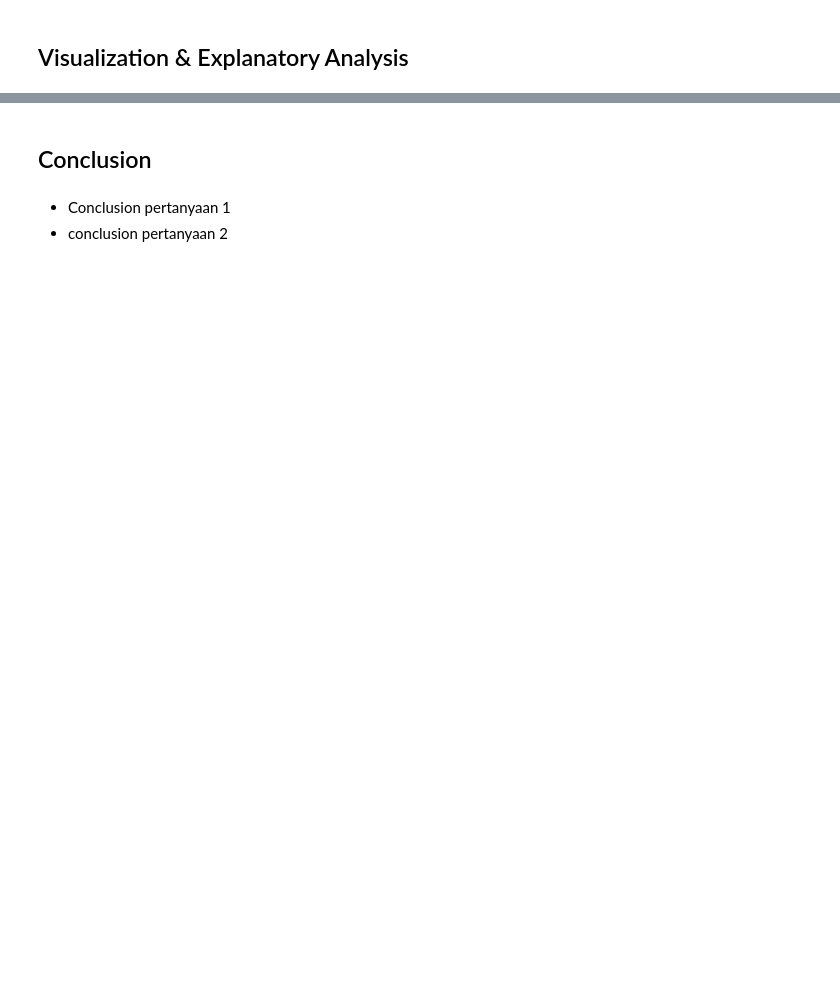
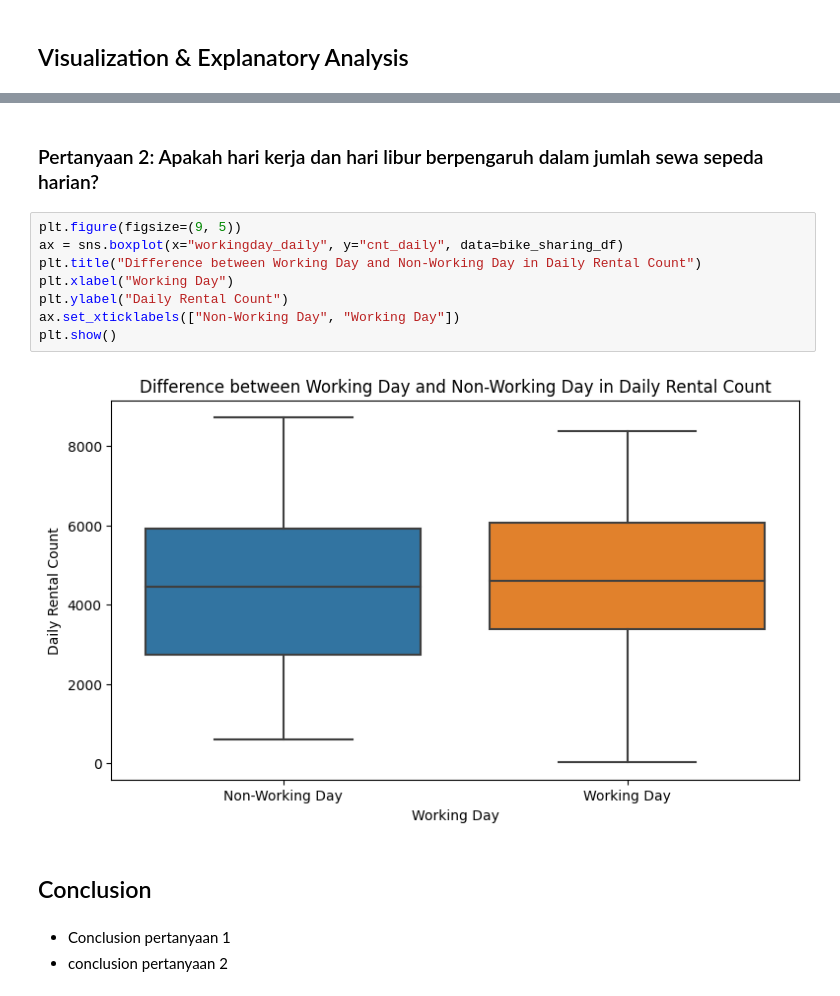
Before and after one commit to KevinJonathan30/DataAnalysis-BikeSharing, a Jupyter notebook: notebook.ipynb, the cells around one changed output, grey strips where cells are left out. Saved outputs shown, nothing was run; the diff lists cells and outputs as text; blank space fills up the shorter version.

```diff
--- a/notebook.ipynb
+++ b/notebook.ipynb
@@ -275,3 +343,15 @@ bike_sharing_df.describe()
+# %% [markdown]
+### Pertanyaan 2: Apakah hari kerja dan hari libur berpengaruh dalam jumlah sewa sepeda harian?
+# %%
+plt.figure(figsize=(9, 5))
+ax = sns.boxplot(x="workingday_daily", y="cnt_daily", data=bike_sharing_df)
+plt.title("Difference between Working Day and Non-Working Day in Daily Rental Count")
+plt.xlabel("Working Day")
+plt.ylabel("Daily Rental Count")
+ax.set_xticklabels(["Non-Working Day", "Working Day"])
+plt.show()
+# %% [output]
+[figure, added]
 # %% [markdown]
 ## Conclusion
 # %% [markdown]
```
Also changed, not shown: parts of 10 cells of this notebook.
